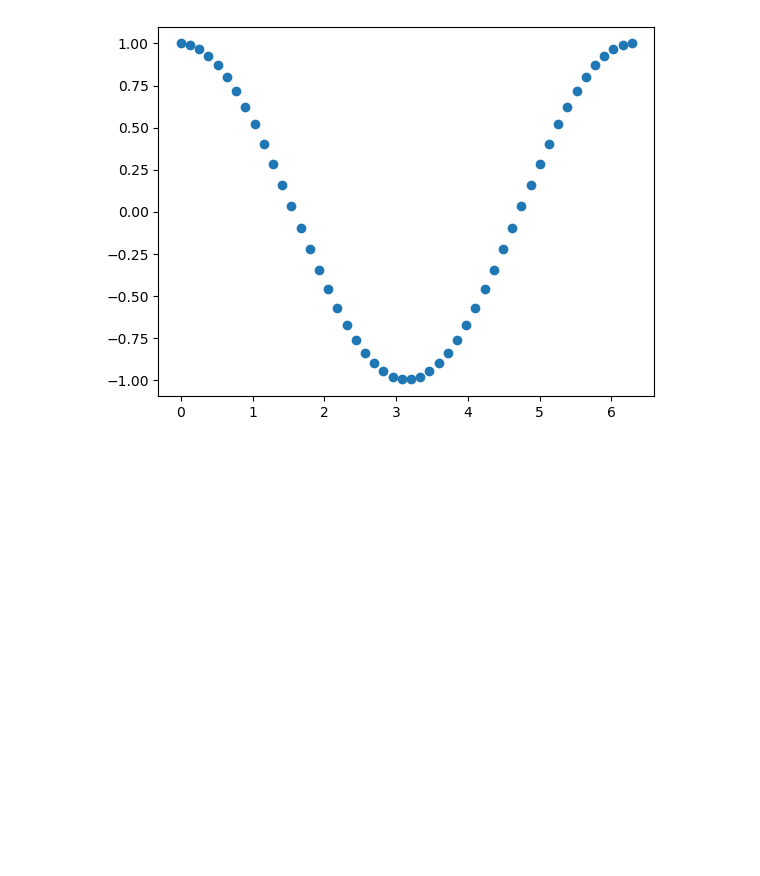
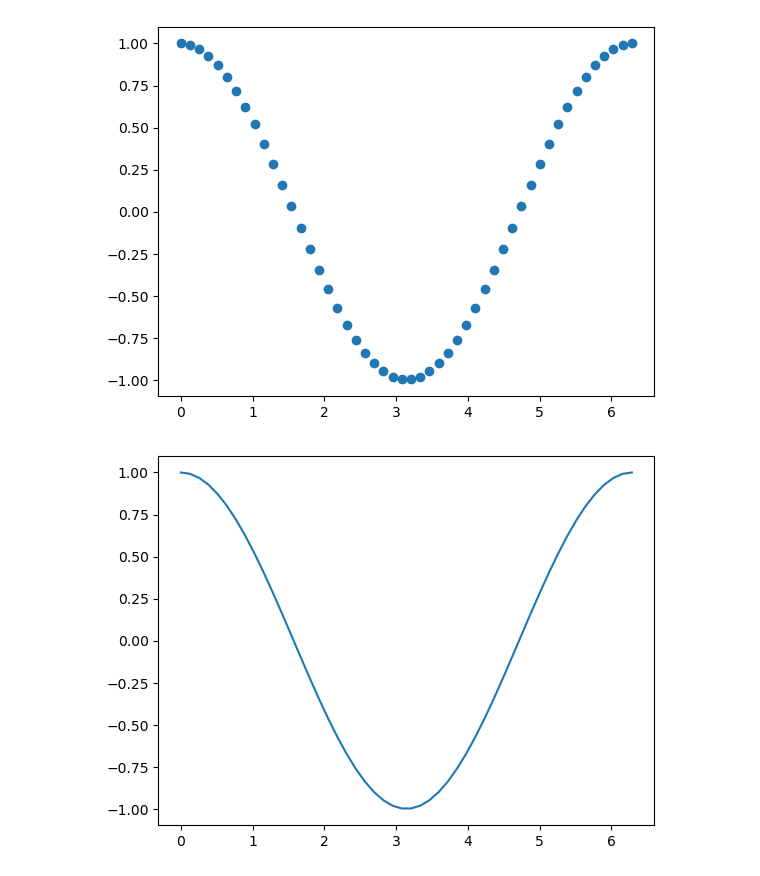
Before and after one commit to AlexisTepaleMP/RepoShared, a Jupyter notebook: plot.ipynb, the cells around one changed output. Drawn from its saved outputs; the diff is of its cells as text; code cells hidden in the pictures; blank space fills up the shorter version.

Commit message:
Adding one more plot

```diff
--- a/plot.ipynb
+++ b/plot.ipynb
@@ -9,3 +9,8 @@ plt.scatter(x,y)
 plt.show()
 # %% [output]
 [figure]
+# %%
+plt.plot(x,y)
+plt.show()
+# %% [output]
+[figure, added]
```
